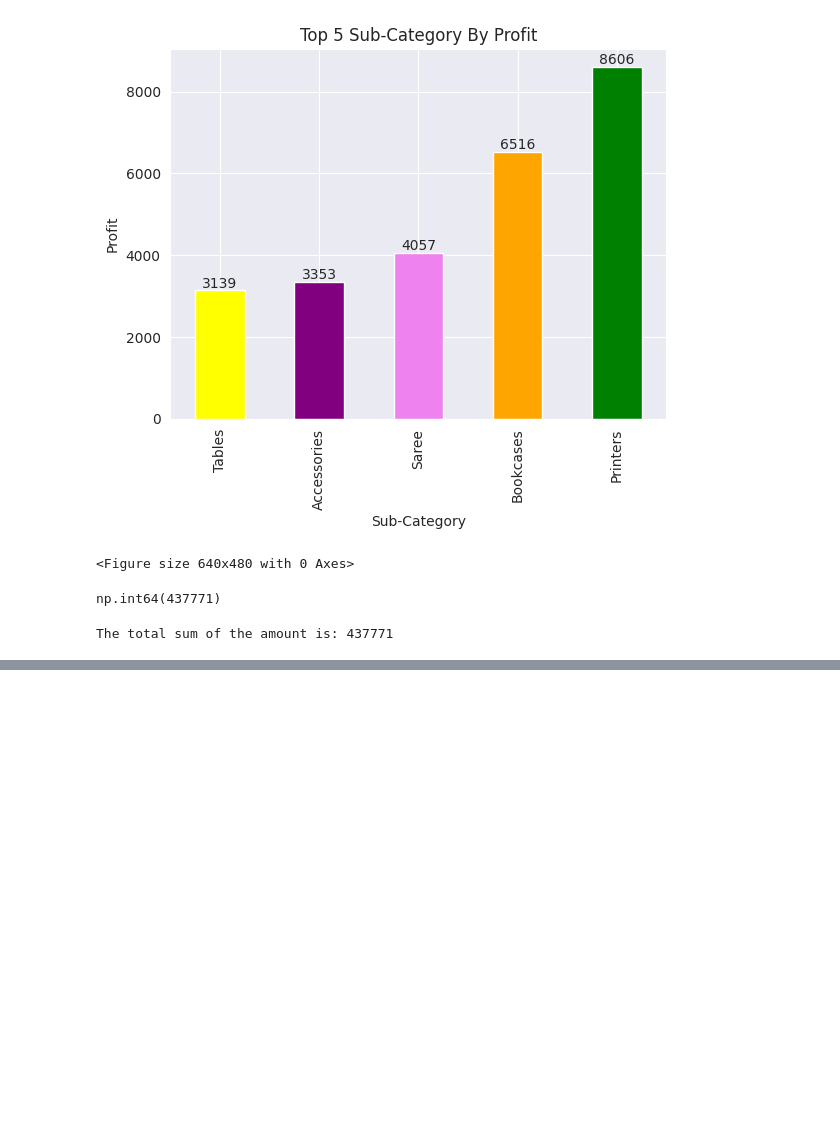
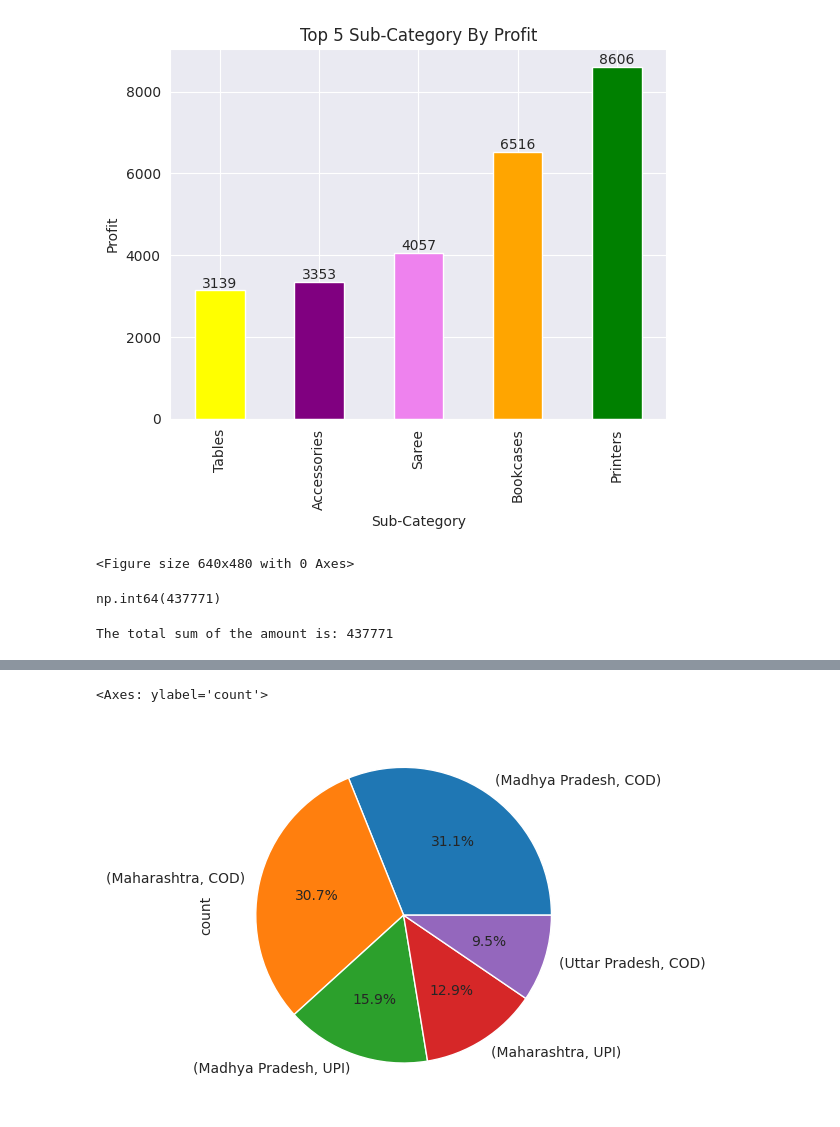
Before and after one commit to alex748970/Rajaram-Raidas-, a Jupyter notebook: Sales_Data_Analysis_Project.ipynb, the cells around one changed output, grey strips where cells are left out. Saved outputs shown, nothing was run; the diff lists cells and outputs as text; code cells hidden in the pictures; blank space fills up the shorter version.

```diff
--- a/Sales_Data_Analysis_Project.ipynb
+++ b/Sales_Data_Analysis_Project.ipynb
@@ -602,0 +666,6 @@ The total sum of the amount is: 437771
+# %%
+ax = pd.merge(Detail, Order).groupby('State')['PaymentMode'].value_counts().nlargest(5).plot(kind = 'pie', autopct = '%1.1f%%')
+ax
+# %% [output]
+<Axes: ylabel='count'>
+[figure, added]
```
Also changed, not shown: parts of 8 cells of this notebook.
